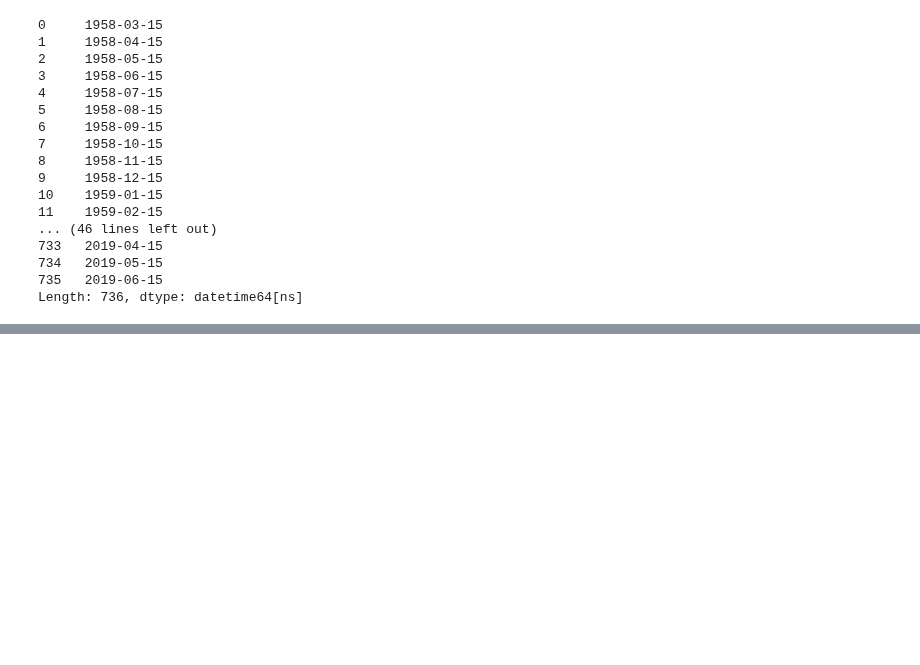
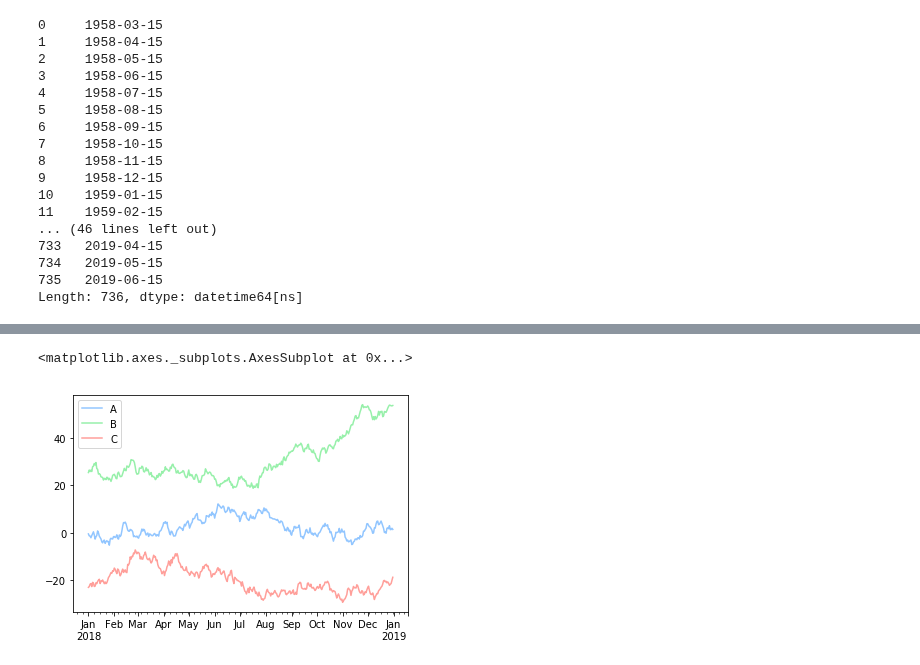
Before and after one commit to Pballer/dc-ds-071519, a Jupyter notebook: code_warmup/week2/pandas_july222019.ipynb, the cells around one changed output, grey strips where cells are left out. Saved outputs shown, nothing was run; the diff lists cells and outputs as text; code cells hidden in the pictures; blank space fills up the shorter version.

```diff
--- a/code_warmup/week2/pandas_july222019.ipynb
+++ b/code_warmup/week2/pandas_july222019.ipynb
@@ -85,0 +159,13 @@ Length: 736, dtype: datetime64[ns]
+# %%
+plt.style.use('seaborn-pastel')
+# %%
+import pandas as pd
+import numpy as np
+
+np.random.seed(777)
+
+data = pd.DataFrame({'A':np.random.randn(365).cumsum(),
+                    'B':np.random.randn(365).cumsum() + 25,
+                    'C':np.random.randn(365).cumsum() - 25},
+                     index = pd.date_range('1/1/2018', periods = 365))
+data.head()
@@ -85,0 +179,5 @@ Length: 736, dtype: datetime64[ns]
+# %%
+data.plot()
+# %% [output]
+<matplotlib.axes._subplots.AxesSubplot at 0x...>
+[figure, added]
```
Also changed, not shown: parts of 14 cells of this notebook.
